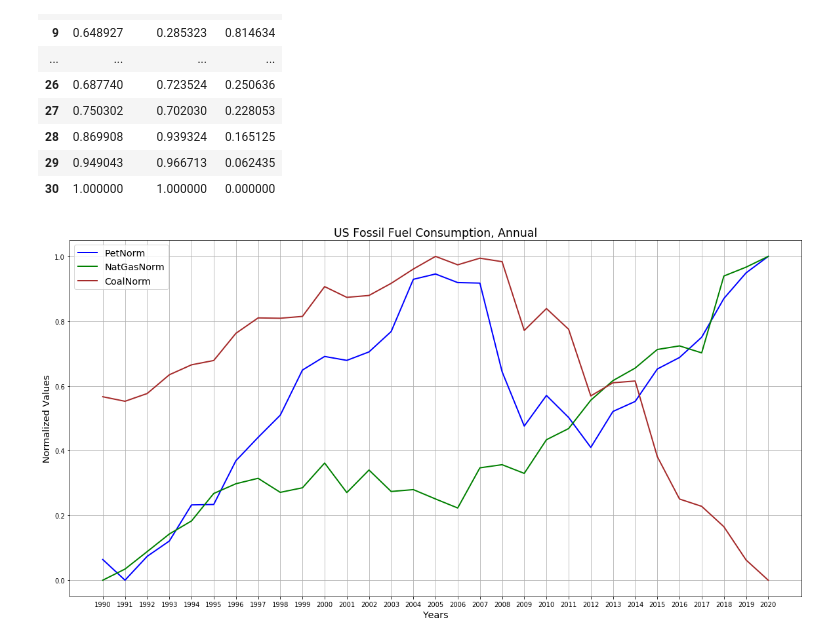
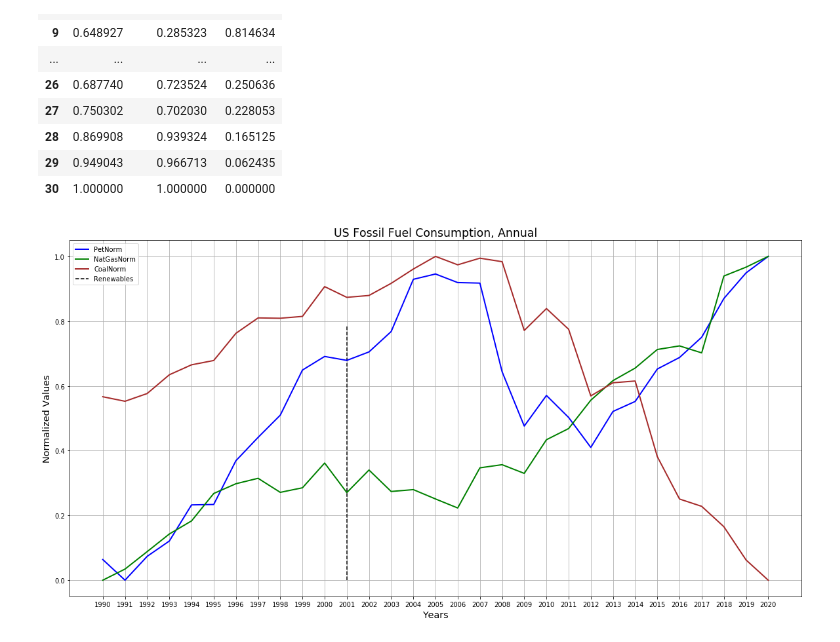
Before and after one commit to us-energy-analysis/Energy-analysis, a Jupyter notebook: USFossilFuelConsumption.ipynb, the cells around one changed output. Saved outputs shown, nothing was run; the diff lists cells and outputs as text; code cells hidden in the pictures.

Commit message:
vertical line representing fossil fuels

```diff
--- a/USFossilFuelConsumption.ipynb
+++ b/USFossilFuelConsumption.ipynb
@@ -36,11 +36,11 @@ petroleum = petroleum_consumption[::-1]
 # Loop through to calculate the annual percent change
 i = 0
 percent_change_petro = []
-for x in petroleum_consumption:
+for x in petroleum:
     if(i == 0):
         percent_change_petro.append(0)
     else:
-        percent_change_petro.append( (x - petroleum_consumption[i-1])/ petroleum_consumption[i-1] * 100)
+        percent_change_petro.append( (x - petroleum[i-1])/ petroleum[i-1] * 100)
     i += 1
 # %%
 # Create DataFrame displaying annual percent change
@@ -121,11 +132,11 @@ natural_gas = natural_gas_consumption[::-1]
 # Loop through to calculate the annual percent change
 i = 0
 percent_change_natgas = []
-for x in natural_gas_consumption:
+for x in natural_gas:
     if(i == 0):
         percent_change_natgas.append(0)
     else:
-        percent_change_natgas.append( (x - natural_gas_consumption[i-1])/ natural_gas_consumption[i-1] * 100)
+        percent_change_natgas.append( (x - natural_gas[i-1])/ natural_gas[i-1] * 100)
     i += 1
 # %%
 # Determine year to year percent change
@@ -257,10 +268,10 @@ plt.show()
 # %%
 # Create Combined FossilFuel DataFrame using list of dictionaries method
 fossilfuel_consumption_df = pd.DataFrame({
-    'Year': years[0:31],
-    'Petroleum (mmbpd)': petroleum[0:31],
-    'Natural Gas (bcf/day)': natural_gas[0:31],
-    'Coal (MMSt)': coal[0:31],
+    'Year': years,
+    'Petroleum (mmbpd)': petroleum,
+    'Natural Gas (bcf/day)': natural_gas,
+    'Coal (MMSt)': coal,
 })
 # Display DataFrame
 # fossilfuel_consumption_df.set_index("Year")
@@ -318,35 +329,43 @@ fossilfuel_consumption_normdf.to_csv("Resources/FossilFuelConsumptionNormValues.
 # %%
 # np.array(fossil_fuel_consumption_df['Petroleum (mmbpd)'])
+# %%
+x_lim = 0.25 * np.pi
+x_axis = np.arange(0, x_lim, 1.0)
+sin = np.sin(x_axis)
 # %%
 # US Fossil Fuel Consumption (1990 - Present)
 plt.figure(figsize=(20,10))
 
 # # Create a visual for the combined normalized fossil fuel data
-plt.plot(years, fossil_fuel_consumption_normdf['PetNorm'], color= "blue", linewidth=2.0)
-plt.plot(years, fossil_fuel_consumption_normdf['NatGasNorm'], color ="green", linewidth=2.0)
-plt.plot(years, fossil_fuel_consumption_normdf['CoalNorm'], color="brown", linewidth=2.0)
+plt.plot(years, fossilfuel_consumption_normdf['PetNorm'], color= "blue", linewidth=2.0)
+plt.plot(years, fossilfuel_consumption_normdf['NatGasNorm'], color ="green", linewidth=2.0)
+plt.plot(years, fossilfuel_consumption_normdf['CoalNorm'], color="brown", linewidth=2.0)
 plt.title("US Fossil Fuel Consumption, Annual", fontsize="xx-large")
 plt.ylabel("Normalized Values", fontsize="x-large")
 plt.xlabel("Years", fontsize="x-large")
 plt.legend(loc='best', frameon=True, fancybox=True, fontsize="x-large")
 # lgnd.legendHandles[1]._sizes = 30
 # lgnd.legendHandles[2]._sizes = 30
 # lgnd.legendHandles[3]._sizes = 30
 # plt.legend(handles=[world_avg, country_one], loc="best")
 plt.grid(True)
 
 # lgnd = plt.legend(fontsize="small", mode="Expanded",
 #                   numpoints=1, scatterpoints=1,
 #                   loc="best", title="City Types",
 #                   labelspacing=0.5)
 # lgnd.legendHandles["Petroleum"]._sizes = [30]
 # lgnd.legendHandles["Natural Gas"]._sizes = [30]
 # lgnd.legendHandles["Coal"]._sizes = [30]
 
 #save figure as a png
-plt.savefig("US Fossil Fuel Consumption.png")
+plt.savefig("output/US Fossil Fuel Consumption.png")
+
+# # Display line for when renewables began to take off
+plt.vlines(11, 0, x_lim, alpha=1.0, linestyles="--", label="Renewables")
+plt.legend()
 
 # display the figure
 plt.show()
 # %% [output]
-[figure, old version]
+[figure, new version]
```
Also changed, not shown: parts of 11 cells of this notebook.
